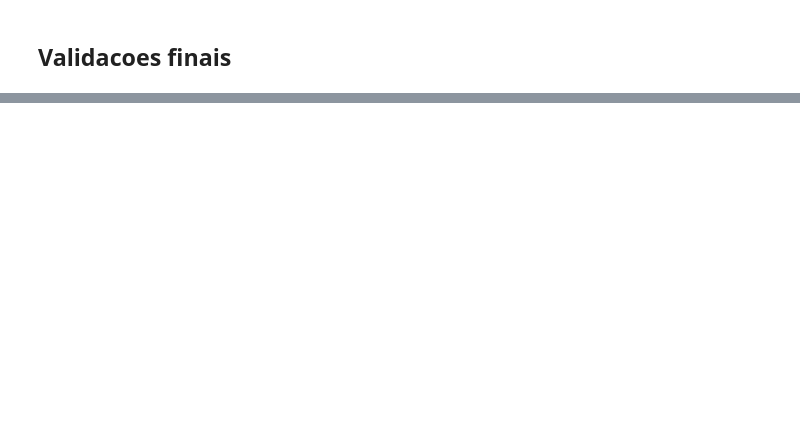
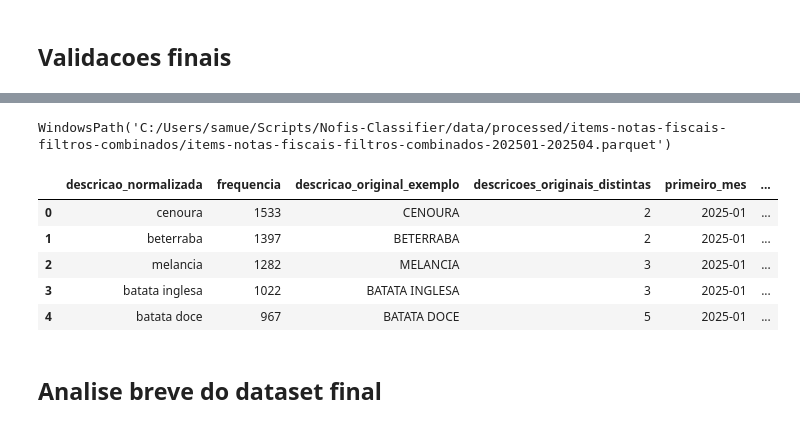
Before and after one commit to Samuca47prog/Nofis-Classifier, a Jupyter notebook: notebooks/04_prepare_modeling_dataset.ipynb, the cells around one changed output, grey strips where cells are left out. Cells and saved outputs as stored; diff of their text form; code cells hidden in the pictures; blank space fills up the shorter version.

```diff
--- a/notebooks/04_prepare_modeling_dataset.ipynb
+++ b/notebooks/04_prepare_modeling_dataset.ipynb
@@ -276,0 +269,28 @@ WindowsPath('C:/Users/samue/Scripts/Nofis-Classifier/data/processed/items-notas-
+# %%
+start_period = compact_month(min(file.stem for file in parquet_files))
+end_period = compact_month(max(file.stem for file in parquet_files))
+output_path = PROCESSED_DIR / f"{DATASET_NAME}-{start_period}-{end_period}.parquet"
+
+PROCESSED_DIR.mkdir(parents=True, exist_ok=True)
+if output_path.exists():
+    raise FileExistsError(
+        f"Arquivo processado ja existe: {output_path}. "
+        "Escolha outro nome ou remova o arquivo manualmente se quiser regenerar."
+    )
+
+df_modeling.to_parquet(output_path, index=False)
+
+output_path
+# %% [output]
+WindowsPath('C:/Users/samue/Scripts/Nofis-Classifier/data/processed/items-notas-fiscais-filtros-combinados/items-notas-fiscais-filtros-combinados-202501-202504.parquet')
+# %%
+df_modeling.head()
+# %% [output]
+|  | descricao_normalizada | frequencia | descricao_original_exemplo | descricoes_originais_distintas | primeiro_mes | ... |
+| 0 | cenoura | 1533 | CENOURA | 2 | 2025-01 | ... |
+| 1 | beterraba | 1397 | BETERRABA | 2 | 2025-01 | ... |
+| 2 | melancia | 1282 | MELANCIA | 3 | 2025-01 | ... |
+| 3 | batata inglesa | 1022 | BATATA INGLESA | 3 | 2025-01 | ... |
+| 4 | batata doce | 967 | BATATA DOCE | 5 | 2025-01 | ... |
+# %% [markdown]
+## Analise breve do dataset final
```
Also changed, not shown: parts of 14 cells of this notebook, 1 other file.
